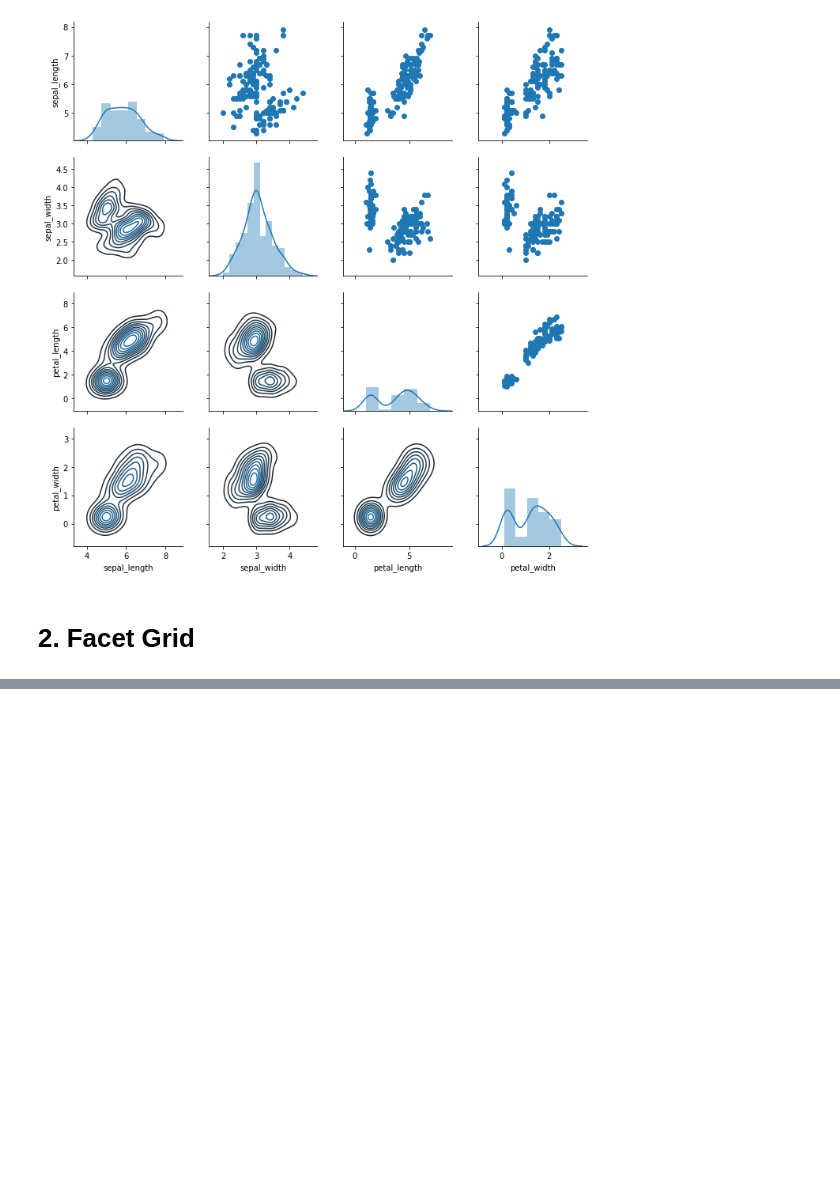
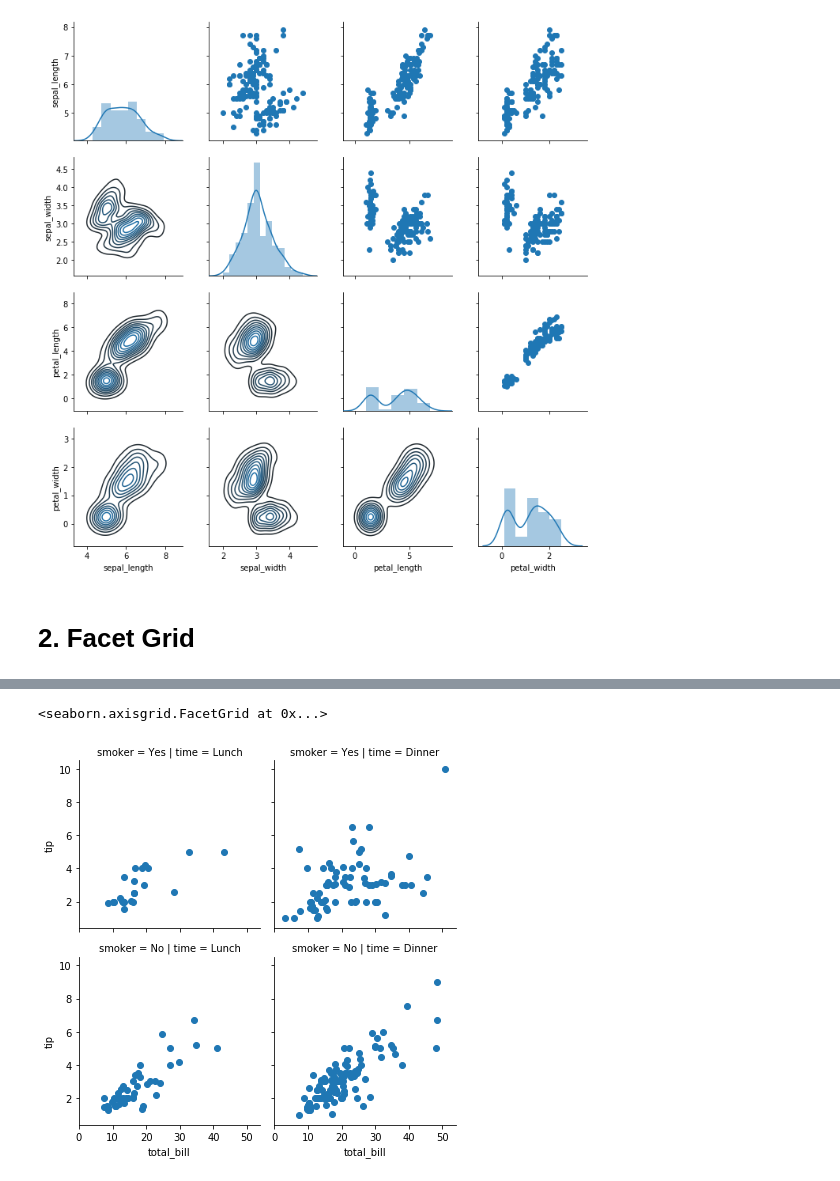
Before and after one commit to octaviaisom/DataViz-with-Seaborn, a Jupyter notebook: grids.ipynb, the cells around one changed output, grey strips where cells are left out. Saved outputs shown, nothing was run; the diff lists cells and outputs as text; code cells hidden in the pictures; blank space fills up the shorter version.

Commit message:
facet grid

```diff
--- a/grids.ipynb
+++ b/grids.ipynb
@@ -28,0 +27,3 @@ f = sns.FacetGrid()
+# %%
+tips = sns.load_dataset('tips')
+tips.head()
@@ -28,0 +37,7 @@ f = sns.FacetGrid()
+# %%
+f = sns.FacetGrid(data=tips, col='time',row='smoker')
+#f.map(sns.distplot, 'total_bill')
+f.map(plt.scatter, 'total_bill', 'tip') #plot type that needs more than one argument
+# %% [output]
+<seaborn.axisgrid.FacetGrid at 0x...>
+[figure, added]
```
Also changed, not shown: parts of 2 cells of this notebook.
